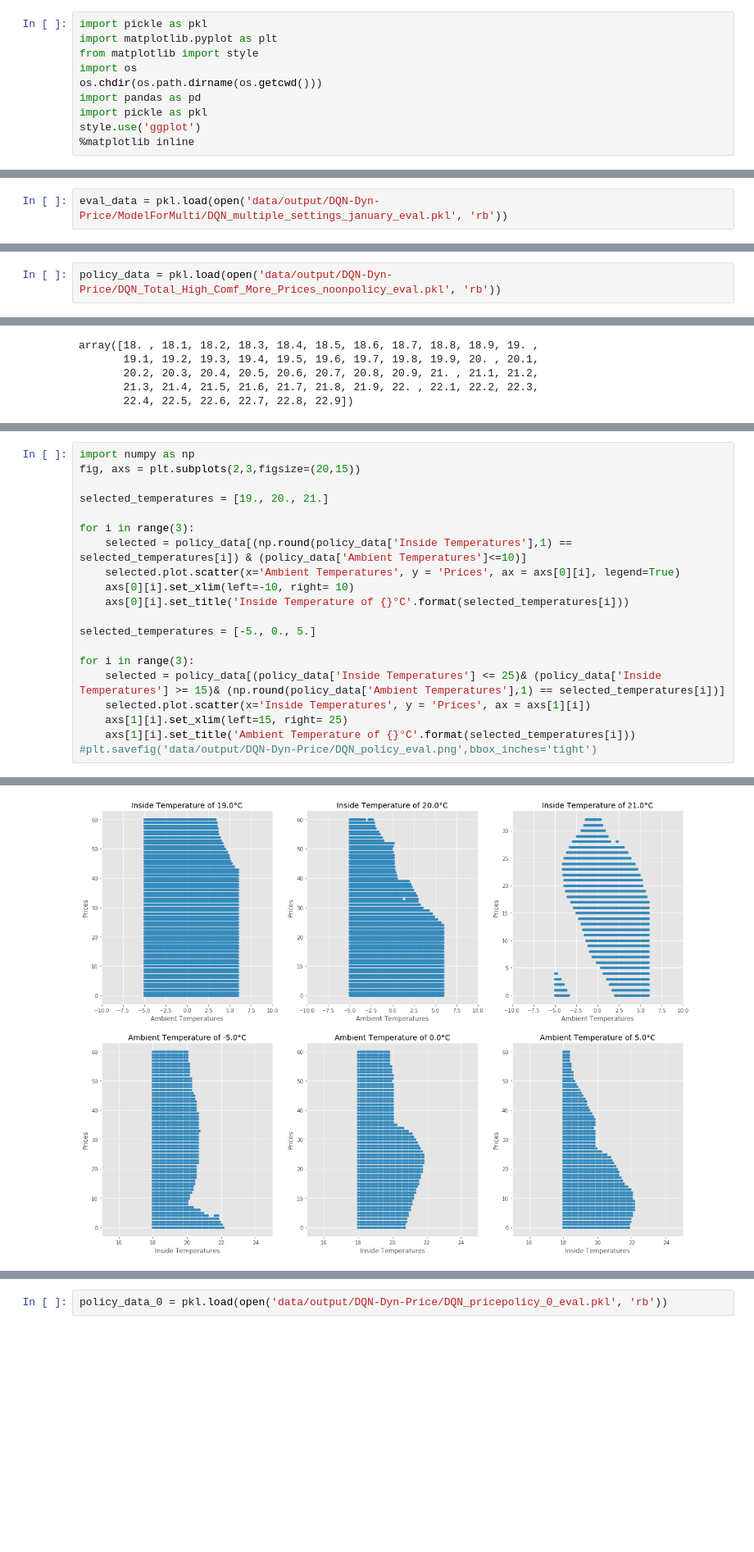
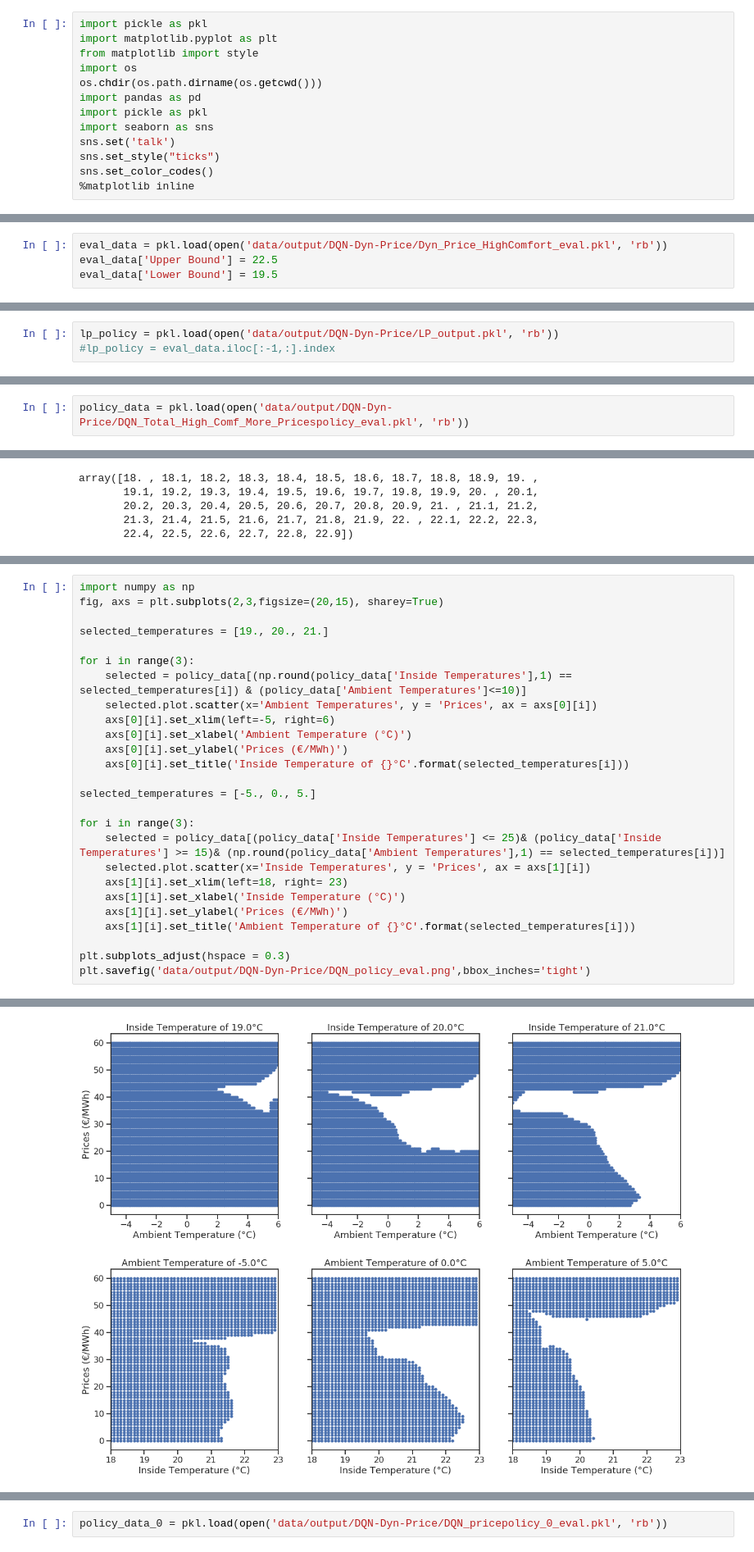
Before and after one commit to Cernewein/heating-RL-agent, a Jupyter notebook: Notebooks/Visualization.ipynb, the cells around one changed output, grey strips where cells are left out. Shown at 82% size. Drawn from its saved outputs; the diff is of its cells as text; blank space fills up the shorter version.

```diff
--- a/Notebooks/Visualization.ipynb
+++ b/Notebooks/Visualization.ipynb
@@ -6,7 +6,10 @@ import os
 os.chdir(os.path.dirname(os.getcwd()))
 import pandas as pd
 import pickle as pkl
-style.use('ggplot')
+import seaborn as sns
+sns.set('talk')
+sns.set_style("ticks")
+sns.set_color_codes()
 %matplotlib inline
 # %%
 #temperatures = pkl.load(open('data/output/temperatures_LR_0.1_GAMMA_0.99.pkl', "rb"))
@@ -291,7 +294,9 @@ temperatures_df.iloc[:,:].loc[:,'trained'].plot()
 # %% [markdown]
 ### Evaluation on January
 # %%
-eval_data = pkl.load(open('data/output/DQN-Dyn-Price/ModelForMulti/DQN_multiple_settings_january_eval.pkl', 'rb'))
+eval_data = pkl.load(open('data/output/DQN-Dyn-Price/Dyn_Price_HighComfort_eval.pkl', 'rb'))
+eval_data['Upper Bound'] = 22.5
+eval_data['Lower Bound'] = 19.5
 # %%
 eval_data['Date'] = pd.date_range(start='2014-01-01',end='2014-02-01', periods=len(eval_data))
 eval_data.index = eval_data['Date']
@@ -314 +319,4 @@ eval_data
 4465 rows × 6 columns
+# %%
+lp_policy = pkl.load(open('data/output/DQN-Dyn-Price/LP_output.pkl', 'rb'))
+#lp_policy = eval_data.iloc[:-1,:].index
@@ -349,7 +392,7 @@ costs_dqn
 # %%
 policy_data = pkl.load(open('data/output/DQN-Dyn-Price/DQN_pricepolicy_eval.pkl', 'rb'))
 # %%
-policy_data = pkl.load(open('data/output/DQN-Dyn-Price/DQN_Total_High_Comf_More_Prices_noonpolicy_eval.pkl', 'rb'))
+policy_data = pkl.load(open('data/output/DQN-Dyn-Price/DQN_Total_High_Comf_More_Pricespolicy_eval.pkl', 'rb'))
 # %%
 policy_data = policy_data.loc[policy_data['Actions'] == 1]
 # %%
@@ -415,14 +458,16 @@ plt.show()
 [figure]
 # %%
 import numpy as np
-fig, axs = plt.subplots(2,3,figsize=(20,15))
+fig, axs = plt.subplots(2,3,figsize=(20,15), sharey=True)
 
 selected_temperatures = [19., 20., 21.]
 
 for i in range(3):
     selected = policy_data[(np.round(policy_data['Inside Temperatures'],1) == selected_temperatures[i]) & (policy_data['Ambient Temperatures']<=10)]
-    selected.plot.scatter(x='Ambient Temperatures', y = 'Prices', ax = axs[0][i], legend=True)
-    axs[0][i].set_xlim(left=-10, right= 10)
+    selected.plot.scatter(x='Ambient Temperatures', y = 'Prices', ax = axs[0][i])
+    axs[0][i].set_xlim(left=-5, right=6)
+    axs[0][i].set_xlabel('Ambient Temperature (°C)')
+    axs[0][i].set_ylabel('Prices (€/MWh)')
     axs[0][i].set_title('Inside Temperature of {}°C'.format(selected_temperatures[i]))
 
 selected_temperatures = [-5., 0., 5.]
@@ -430,7 +475,11 @@ selected_temperatures = [-5., 0., 5.]
 for i in range(3):
     selected = policy_data[(policy_data['Inside Temperatures'] <= 25)& (policy_data['Inside Temperatures'] >= 15)& (np.round(policy_data['Ambient Temperatures'],1) == selected_temperatures[i])]
     selected.plot.scatter(x='Inside Temperatures', y = 'Prices', ax = axs[1][i])
-    axs[1][i].set_xlim(left=15, right= 25)
+    axs[1][i].set_xlim(left=18, right= 23)
+    axs[1][i].set_xlabel('Inside Temperature (°C)')
+    axs[1][i].set_ylabel('Prices (€/MWh)')
     axs[1][i].set_title('Ambient Temperature of {}°C'.format(selected_temperatures[i]))
-#plt.savefig('data/output/DQN-Dyn-Price/DQN_policy_eval.png',bbox_inches='tight')
+
+plt.subplots_adjust(hspace = 0.3)
+plt.savefig('data/output/DQN-Dyn-Price/DQN_policy_eval.png',bbox_inches='tight')
 # %% [output]
@@ -437,4 +492,4 @@ for i in range(3):
-[figure, old version]
+[figure, new version]
 # %%
 import numpy as np
 fig, axs = plt.subplots(1,3,figsize=(15,7))
```
Also changed, not shown: parts of 7 cells of this notebook, 1 other file.
